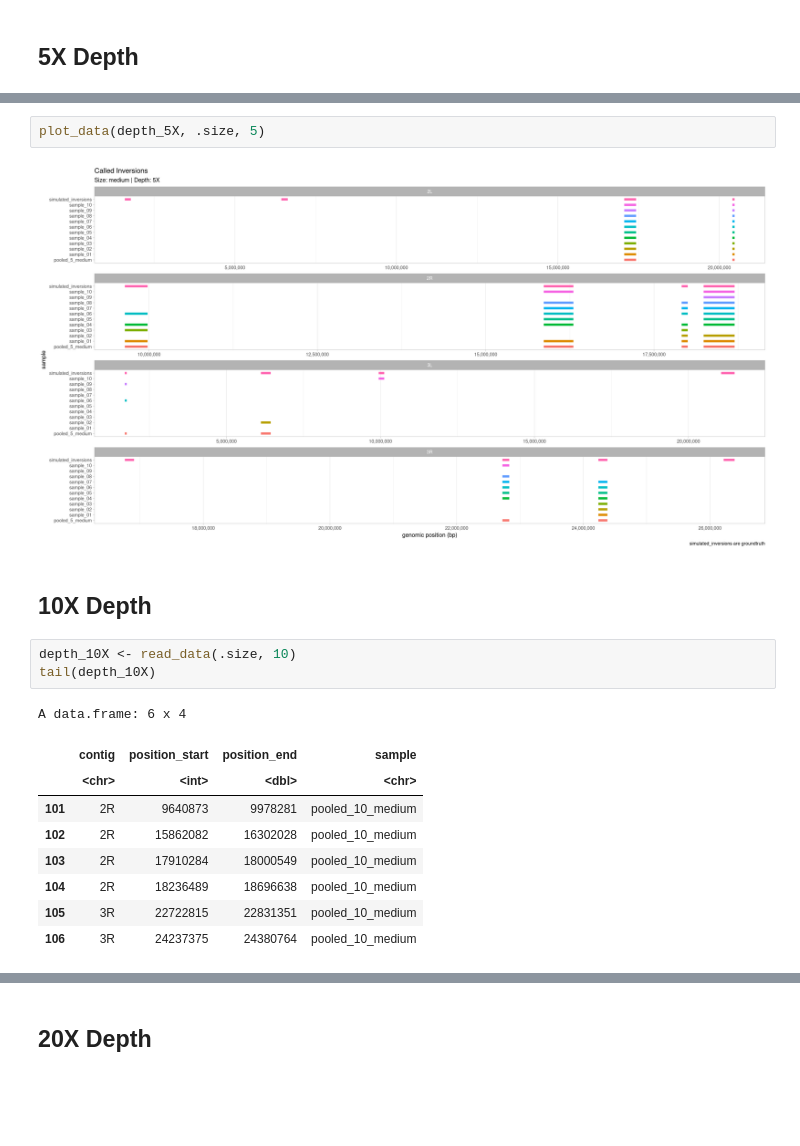
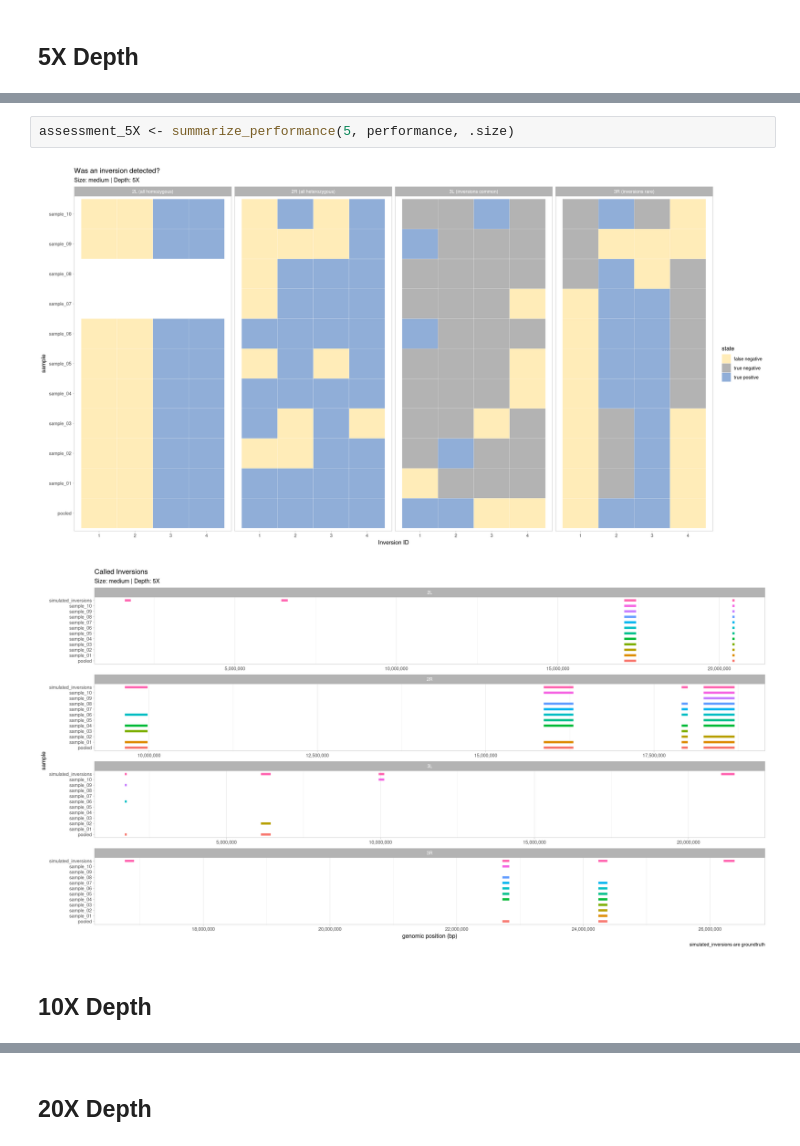
Before and after one commit to pdimens/haplotagging_simulations, a Jupyter notebook: check_called_inversions_medium.ipynb, the cells around one changed output, grey strips where cells are left out. Saved outputs shown, nothing was run; the diff lists cells and outputs as text; blank space fills up the shorter version.

```diff
--- a/check_called_inversions_medium.ipynb
+++ b/check_called_inversions_medium.ipynb
@@ -107,19 +149,7 @@ A data.frame: 6 x 4
-# %%
-plot_data(depth_5X, .size, 5)
-# %% [output]
-[figure, removed]
+# %%
+assessment_5X <- summarize_performance(5, performance, .size)
+# %% [output]
+[figure, added]
+[figure, added]
 # %% [markdown]
 ## 10X Depth
-# %%
-depth_10X <- read_data(.size, 10)
-tail(depth_10X)
-# %% [output]
-A data.frame: 6 x 4
-|  | contig | position_start | position_end | sample |
-|  | <chr> | <int> | <dbl> | <chr> |
-| 101 | 2R | 9640873 | 9978281 | pooled_10_medium |
-| 102 | 2R | 15862082 | 16302028 | pooled_10_medium |
-| 103 | 2R | 17910284 | 18000549 | pooled_10_medium |
-| 104 | 2R | 18236489 | 18696638 | pooled_10_medium |
-| 105 | 3R | 22722815 | 22831351 | pooled_10_medium |
-| 106 | 3R | 24237375 | 24380764 | pooled_10_medium |
```
Also changed, not shown: parts of 22 cells of this notebook, 15 other files.
